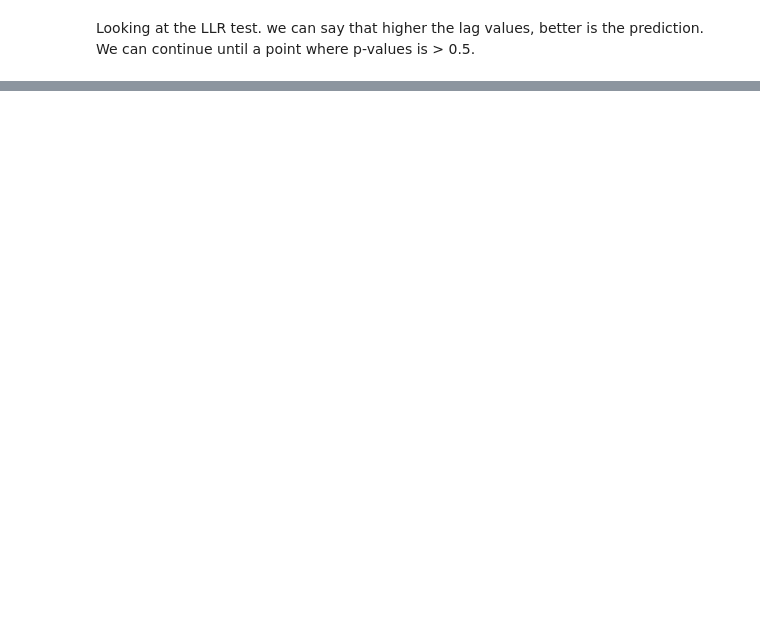
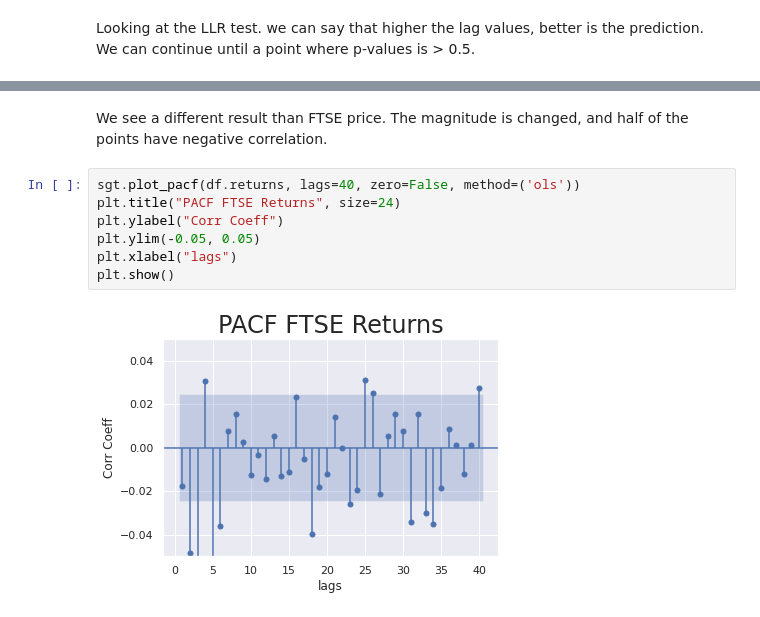
Before and after one commit to pvsnp9/Time-Series-Analysis, a Jupyter notebook: AutoRegressive Model/autoregressive_model.ipynb, the cells around one changed output, grey strips where cells are left out. Drawn from its saved outputs; the diff is of its cells as text; blank space fills up the shorter version.

```diff
--- a/AutoRegressive Model/autoregressive_model.ipynb
+++ b/AutoRegressive Model/autoregressive_model.ipynb
@@ -247,0 +338,11 @@ Looking at the LLR test. we can say that higher the lag values, better is the pr
+# %% [markdown]
+We see a different result than FTSE price. The magnitude is changed, and half of the points have negative correlation.
+# %%
+sgt.plot_pacf(df.returns, lags=40, zero=False, method=('ols'))
+plt.title("PACF FTSE Returns", size=24)
+plt.ylabel("Corr Coeff")
+plt.ylim(-0.05, 0.05)
+plt.xlabel("lags")
+plt.show()
+# %% [output]
+[figure, added]
```
Also changed, not shown: parts of 32 cells of this notebook, 1 other file.
